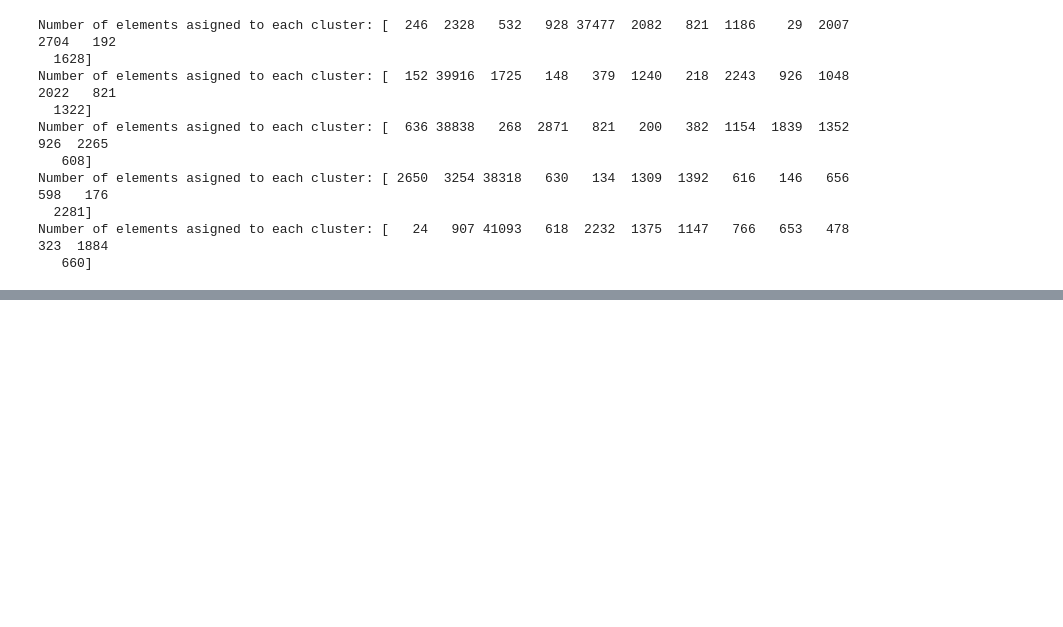
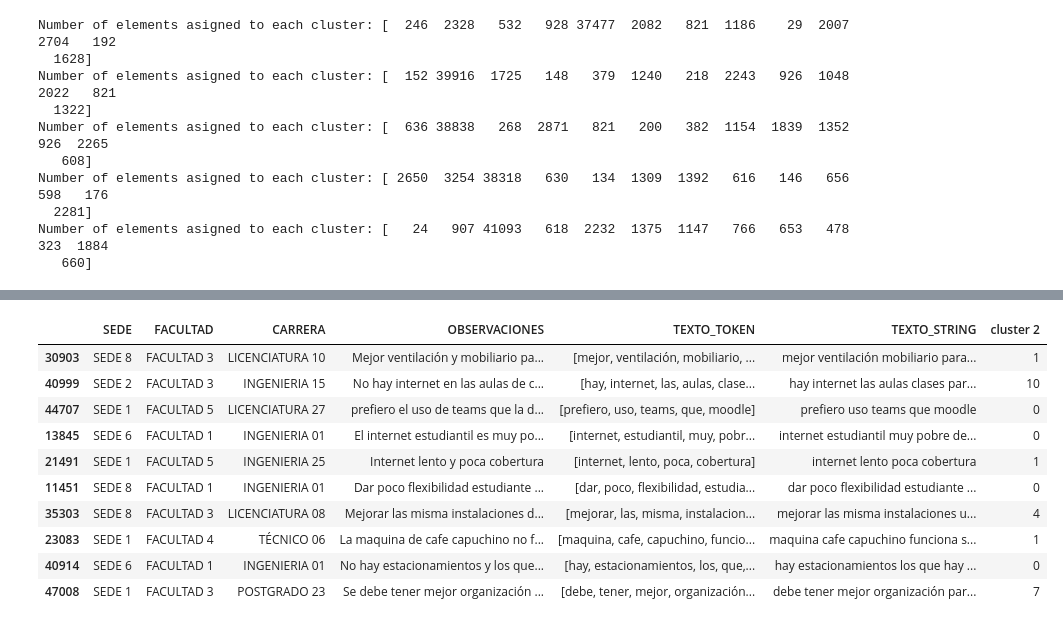
Before and after one commit to Sheens507/Modelos-Pre-Proyecto, a Jupyter notebook: intento 3.ipynb, the cells around one changed output, grey strips where cells are left out. Drawn from its saved outputs; the diff is of its cells as text; code cells hidden in the pictures; blank space fills up the shorter version.

```diff
--- a/intento 3.ipynb
+++ b/intento 3.ipynb
@@ -487,19 +440,0 @@ Calinski-Harabasz Index: 1059.357 ± 61.503
-# %%
-# Paso 2: Entrenamiento del modelo K-Means
-
-kmeans = KMeans(n_clusters=optimal_n_clusters, random_state=0)
-
-t0 = time()
-kmeans.fit(X_hashed_lsa)
-print(f"K-Means training done in {time() - t0:.3f} s")
-
-# Predicciones (opcional)
-labels = kmeans.labels_
-
-# # Paso 3: Evaluación (opcional)
-# silhouette_avg = silhouette_score(X_hashed_lsa, labels)
-# print(f"Silhouette score: {silhouette_avg:.3f}")
-
-# Si deseas guardar los resultados:
-data['Cluster'] = labels
-data.to_csv("KMeans with LSA on hashed vectors.csv", index=False)
@@ -539,0 +473,35 @@ plt.tight_layout()
+# %%
+
+vectorizer = TfidfVectorizer(
+    max_df=0.5,
+    min_df=5,
+)
+X = vectorizer.fit_transform(data['TEXTO_STRING'])
+# 2. Entrenar el modelo de MiniBatchKMeans
+minibatch_kmeans = MiniBatchKMeans(
+    n_clusters=optimal_n_clusters,
+    n_init=1,
+    init_size=1000,
+    batch_size=1000,
+    random_state=42  # Para reproducibilidad
+)
+
+minibatch_kmeans.fit(X)
+
+# 3. Asignar etiquetas de clúster a los datos
+data['cluster 2'] = minibatch_kmeans.predict(X)
+
+# Imprimir los primeros resultados
+display(HTML(data.sample(10).to_html()))
+# %% [output]
+|  | SEDE | FACULTAD | CARRERA | OBSERVACIONES | TEXTO_TOKEN | TEXTO_STRING | cluster 2 |
+| 30903 | SEDE 8 | FACULTAD 3 | LICENCIATURA 10 | Mejor ventilación y mobiliario pa... | [mejor, ventilación, mobiliario, ... | mejor ventilación mobiliario para... | 1 |
+| 40999 | SEDE 2 | FACULTAD 3 | INGENIERIA 15 | No hay internet en las aulas de c... | [hay, internet, las, aulas, clase... | hay internet las aulas clases par... | 10 |
+| 44707 | SEDE 1 | FACULTAD 5 | LICENCIATURA 27 | prefiero el uso de teams que la d... | [prefiero, uso, teams, que, moodle] | prefiero uso teams que moodle | 0 |
+| 13845 | SEDE 6 | FACULTAD 1 | INGENIERIA 01 | El internet estudiantil es muy po... | [internet, estudiantil, muy, pobr... | internet estudiantil muy pobre de... | 0 |
+| 21491 | SEDE 1 | FACULTAD 5 | INGENIERIA 25 | Internet lento y poca cobertura | [internet, lento, poca, cobertura] | internet lento poca cobertura | 1 |
+| 11451 | SEDE 8 | FACULTAD 1 | INGENIERIA 01 | Dar poco flexibilidad estudiante ... | [dar, poco, flexibilidad, estudia... | dar poco flexibilidad estudiante ... | 0 |
+| 35303 | SEDE 8 | FACULTAD 3 | LICENCIATURA 08 | Mejorar las misma instalaciones d... | [mejorar, las, misma, instalacion... | mejorar las misma instalaciones u... | 4 |
+| 23083 | SEDE 1 | FACULTAD 4 | TÉCNICO 06 | La maquina de cafe capuchino no f... | [maquina, cafe, capuchino, funcio... | maquina cafe capuchino funciona s... | 1 |
+| 40914 | SEDE 6 | FACULTAD 1 | INGENIERIA 01 | No hay estacionamientos y los que... | [hay, estacionamientos, los, que,... | hay estacionamientos los que hay ... | 0 |
+| 47008 | SEDE 1 | FACULTAD 3 | POSTGRADO 23 | Se debe tener mejor organización ... | [debe, tener, mejor, organización... | debe tener mejor organización par... | 7 |
```
Also changed, not shown: parts of 18 cells of this notebook, 2 other files.
